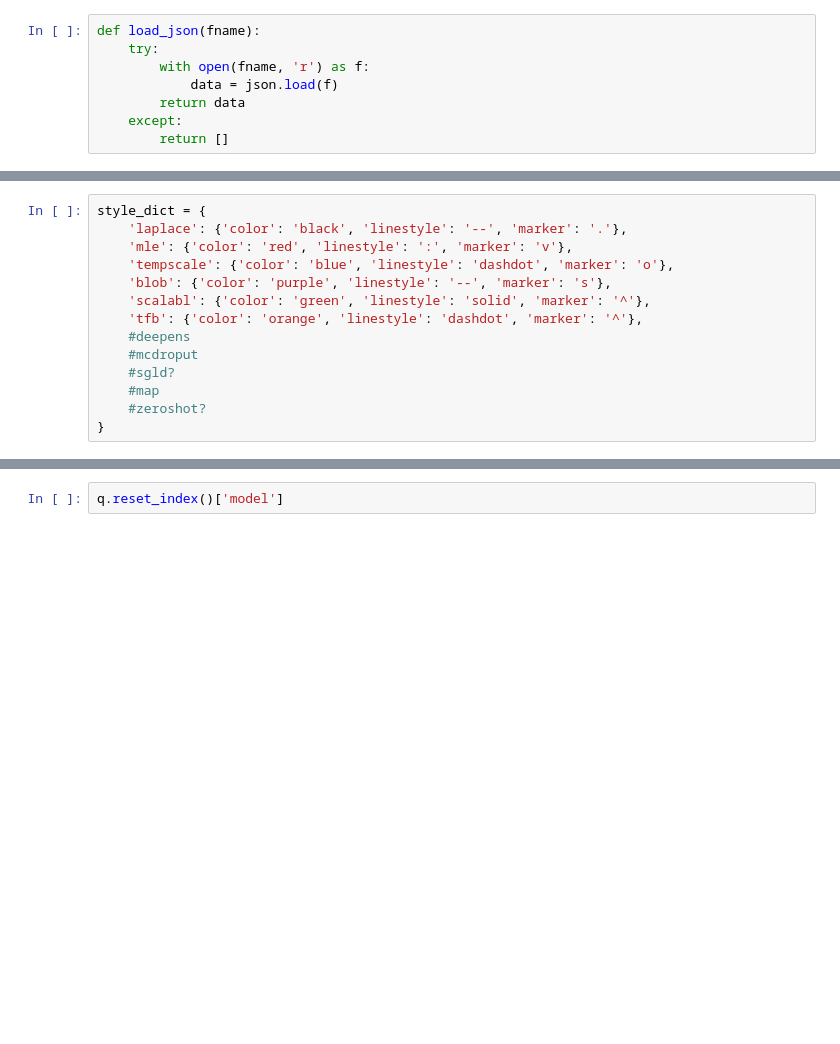
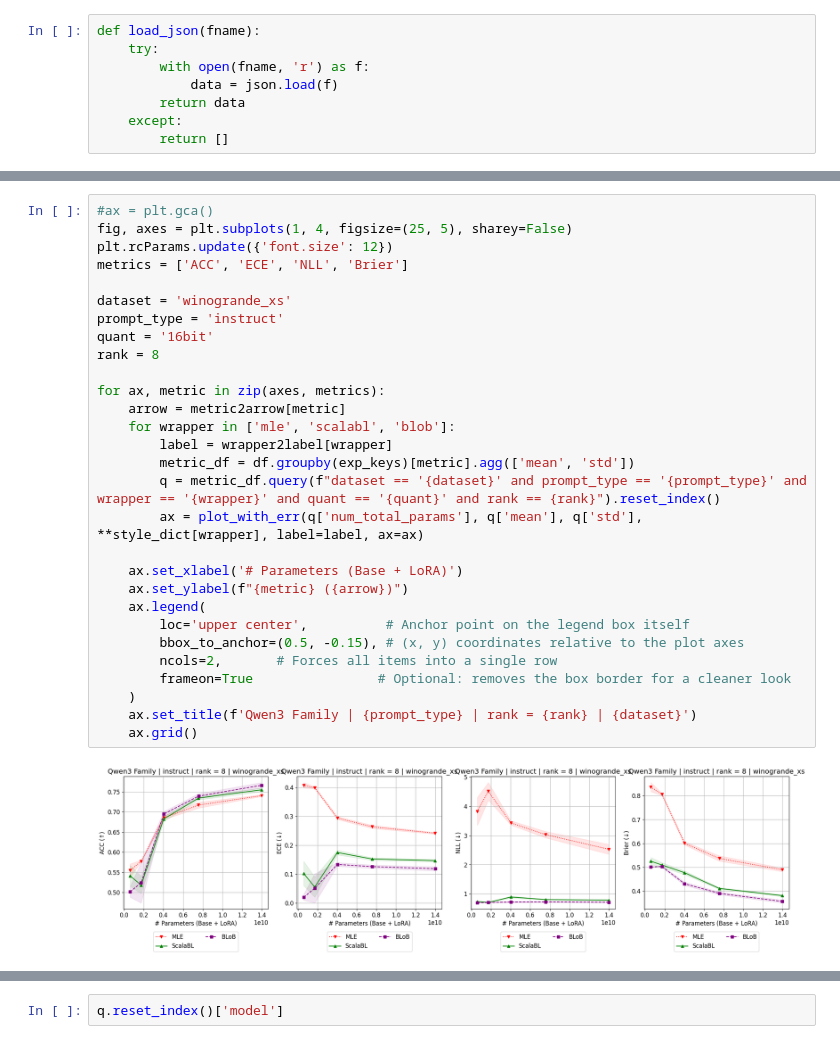
Before and after one commit to SRI-CSL/BayesAdapt, a Jupyter notebook: notebooks/parse_logs.ipynb, the cells around one changed output, grey strips where cells are left out. Saved outputs shown, nothing was run; the diff lists cells and outputs as text; blank space fills up the shorter version.

```diff
--- a/notebooks/parse_logs.ipynb
+++ b/notebooks/parse_logs.ipynb
@@ -104,14 +193,31 @@ for ax, metric in zip(axes, metrics):
-# %%
-style_dict = {
-    'laplace': {'color': 'black', 'linestyle': '--', 'marker': '.'},
-    'mle': {'color': 'red', 'linestyle': ':', 'marker': 'v'},
-    'tempscale': {'color': 'blue', 'linestyle': 'dashdot', 'marker': 'o'},
-    'blob': {'color': 'purple', 'linestyle': '--', 'marker': 's'},
-    'scalabl': {'color': 'green', 'linestyle': 'solid', 'marker': '^'},
-    'tfb': {'color': 'orange', 'linestyle': 'dashdot', 'marker': '^'},
-    #deepens
-    #mcdroput
-    #sgld?
-    #map
-    #zeroshot?
-}
+# %%
+#ax = plt.gca()
+fig, axes = plt.subplots(1, 4, figsize=(25, 5), sharey=False)
+plt.rcParams.update({'font.size': 12})
+metrics = ['ACC', 'ECE', 'NLL', 'Brier']
+
+dataset = 'winogrande_xs'
+prompt_type = 'instruct'
+quant = '16bit'
+rank = 8
+
+for ax, metric in zip(axes, metrics):
+    arrow = metric2arrow[metric]
+    for wrapper in ['mle', 'scalabl', 'blob']:
+        label = wrapper2label[wrapper]
+        metric_df = df.groupby(exp_keys)[metric].agg(['mean', 'std'])
+        q = metric_df.query(f"dataset == '{dataset}' and prompt_type == '{prompt_type}' and wrapper == '{wrapper}' and quant == '{quant}' and rank == {rank}").reset_index()
+        ax = plot_with_err(q['num_total_params'], q['mean'], q['std'], **style_dict[wrapper], label=label, ax=ax)
+
+    ax.set_xlabel('# Parameters (Base + LoRA)')
+    ax.set_ylabel(f"{metric} ({arrow})")
+    ax.legend(
+        loc='upper center',          # Anchor point on the legend box itself
+        bbox_to_anchor=(0.5, -0.15), # (x, y) coordinates relative to the plot axes
+        ncols=2,       # Forces all items into a single row
+        frameon=True                # Optional: removes the box border for a cleaner look
+    )
+    ax.set_title(f'Qwen3 Family | {prompt_type} | rank = {rank} | {dataset}')
+    ax.grid()
+# %% [output]
+[figure, added]
```
Also changed, not shown: parts of 12 cells of this notebook.
